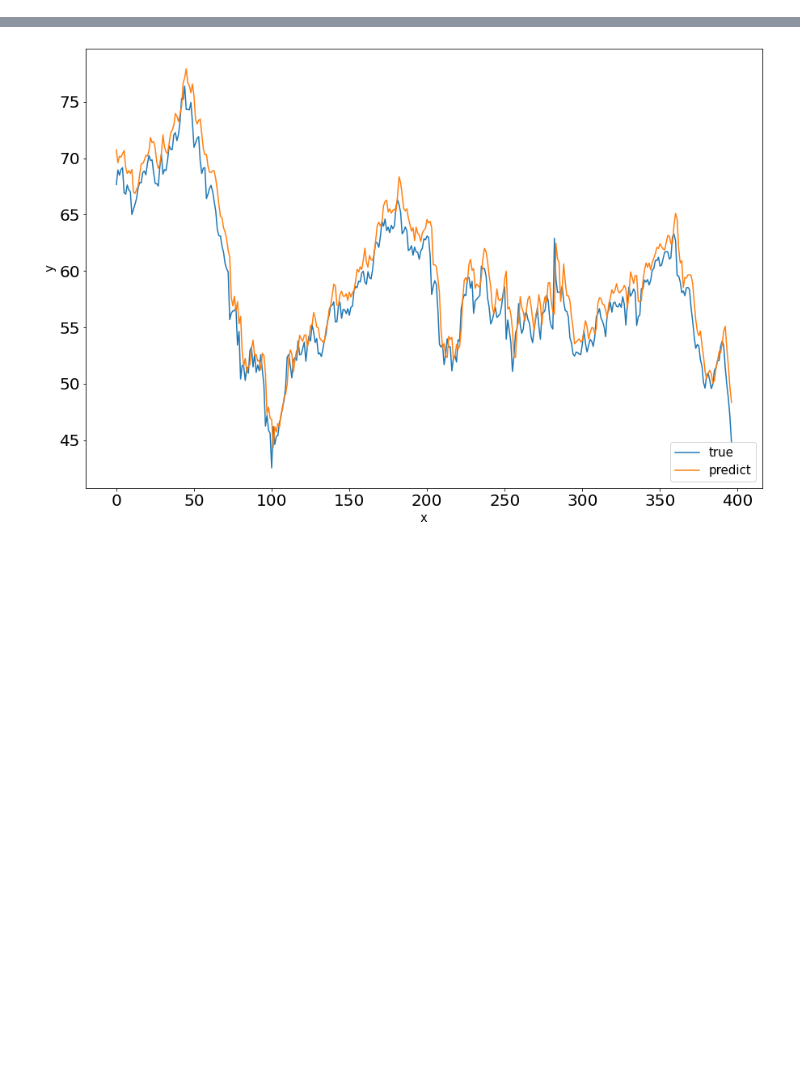
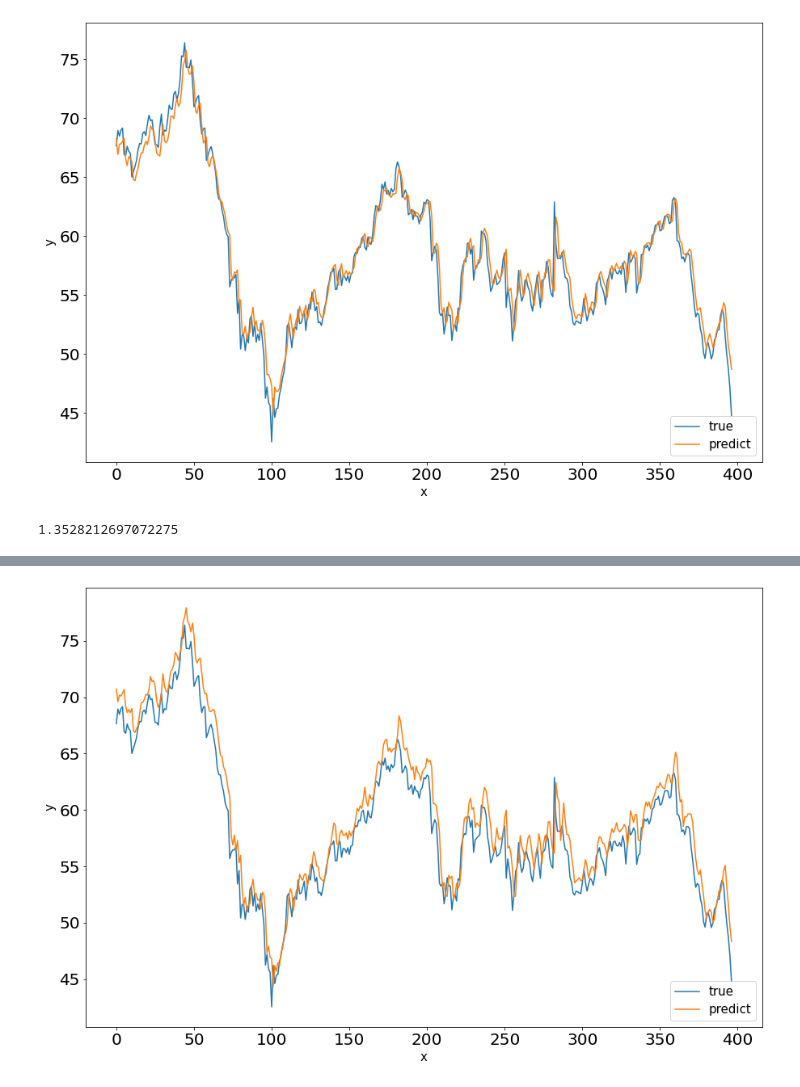
Before and after one commit to raymondcwh/stat4012model, a Jupyter notebook: WTI MLP YF.ipynb, the cells around one changed output, grey strips where cells are left out. Cells and saved outputs as stored; diff of their text form; code cells hidden in the pictures; blank space fills up the shorter version.

```diff
--- a/WTI MLP YF.ipynb
+++ b/WTI MLP YF.ipynb
@@ -493,0 +220,4 @@ ratesDf.to_csv("./dataset/rates.csv")
+# %%
+dataP1 = DataProcessor()
+modelP1 = MLP(dataP1.generate_train_test(oilPrice, 5, covid=False, norm=True), batchNorm=[1,2,3], dropout=[1,2,3], alpha=0)
+modelP1.train()
@@ -493,0 +243,6 @@ ratesDf.to_csv("./dataset/rates.csv")
+# %%
+modelP1.genGraph(l=dataP1.l, h=dataP1.h)
+modelP1.RMSE()
+# %% [output]
+[figure, added]
+1.3528212697072275
```
Also changed, not shown: parts of 52 cells of this notebook, 14 other files.
